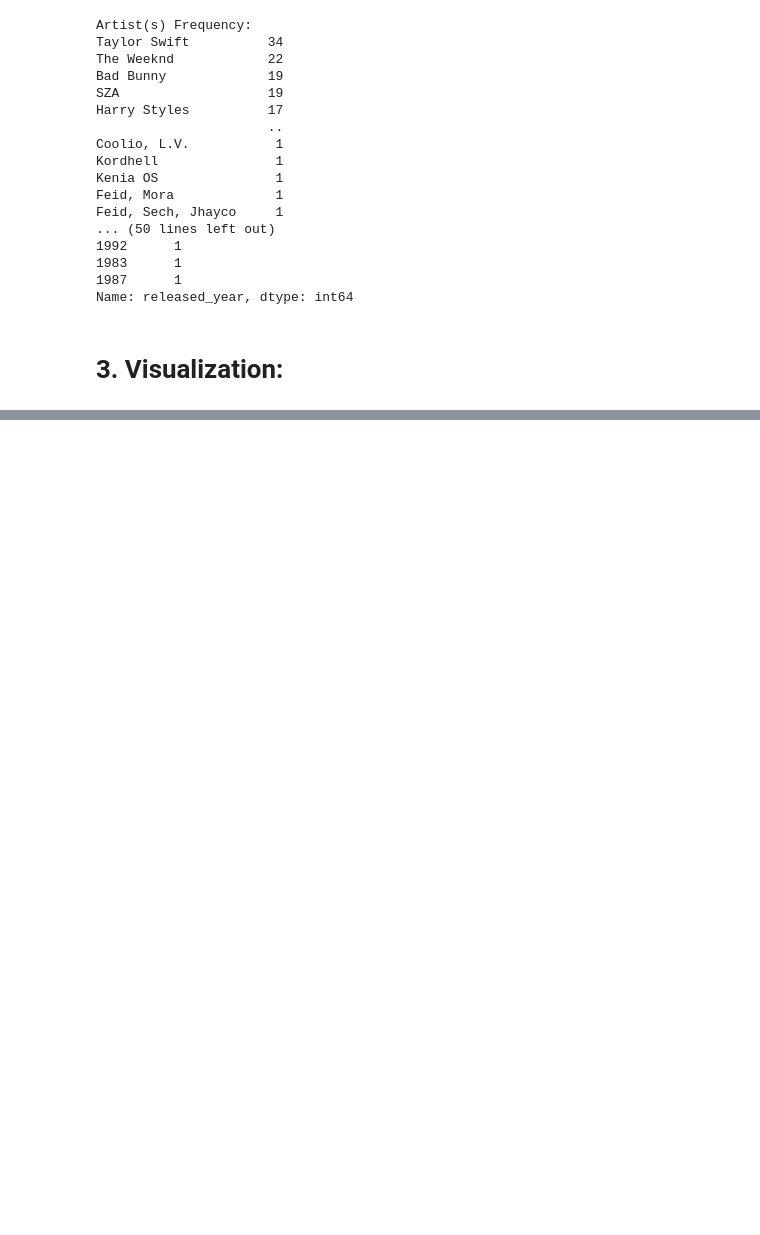
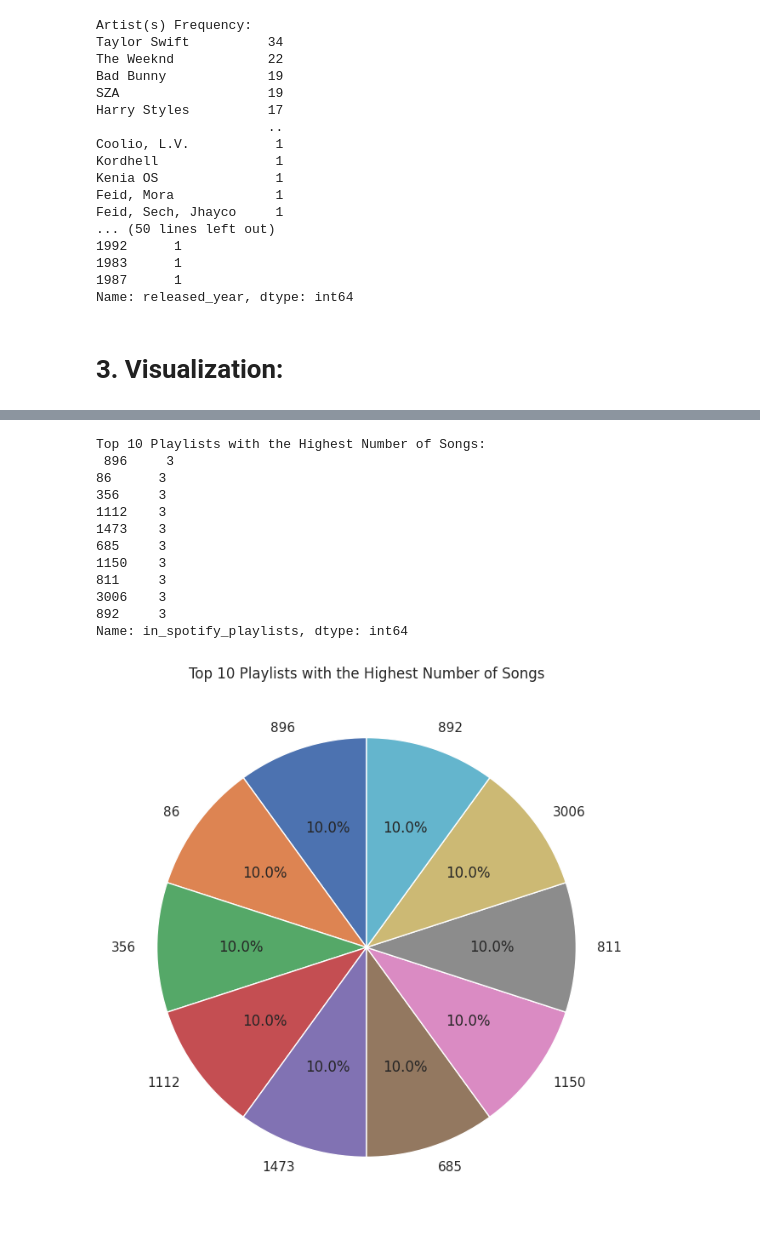
Before and after one commit to hasanahaffendy/STQD6014---Data-Science, a Jupyter notebook: Project2.ipynb, the cells around one changed output, grey strips where cells are left out. Saved outputs shown, nothing was run; the diff lists cells and outputs as text; code cells hidden in the pictures; blank space fills up the shorter version.

```diff
--- a/Project2.ipynb
+++ b/Project2.ipynb
@@ -206,0 +220,27 @@ Passing `palette` without assigning `hue` is deprecated and will be removed in v
+# %%
+# Calculate the top 10 playlists with the highest number of songs
+top10_playlists = df_cleaned['in_spotify_playlists'].value_counts().head(10)
+
+# Display the top 10 playlists
+print("Top 10 Playlists with the Highest Number of Songs:\n", top10_playlists)
+
+# Pie chart for the top 10 playlists
+plt.figure(figsize=(8, 8))
+top10_playlists.plot.pie(autopct='%1.1f%%', startangle=90)
+plt.title('Top 10 Playlists with the Highest Number of Songs')
+plt.ylabel('')
+plt.show()
+# %% [output]
+Top 10 Playlists with the Highest Number of Songs:
+ 896     3
+86      3
+356     3
+1112    3
+1473    3
+685     3
+1150    3
+811     3
+3006    3
+892     3
+Name: in_spotify_playlists, dtype: int64
+[figure, added]
```
Also changed, not shown: parts of 12 cells of this notebook.
